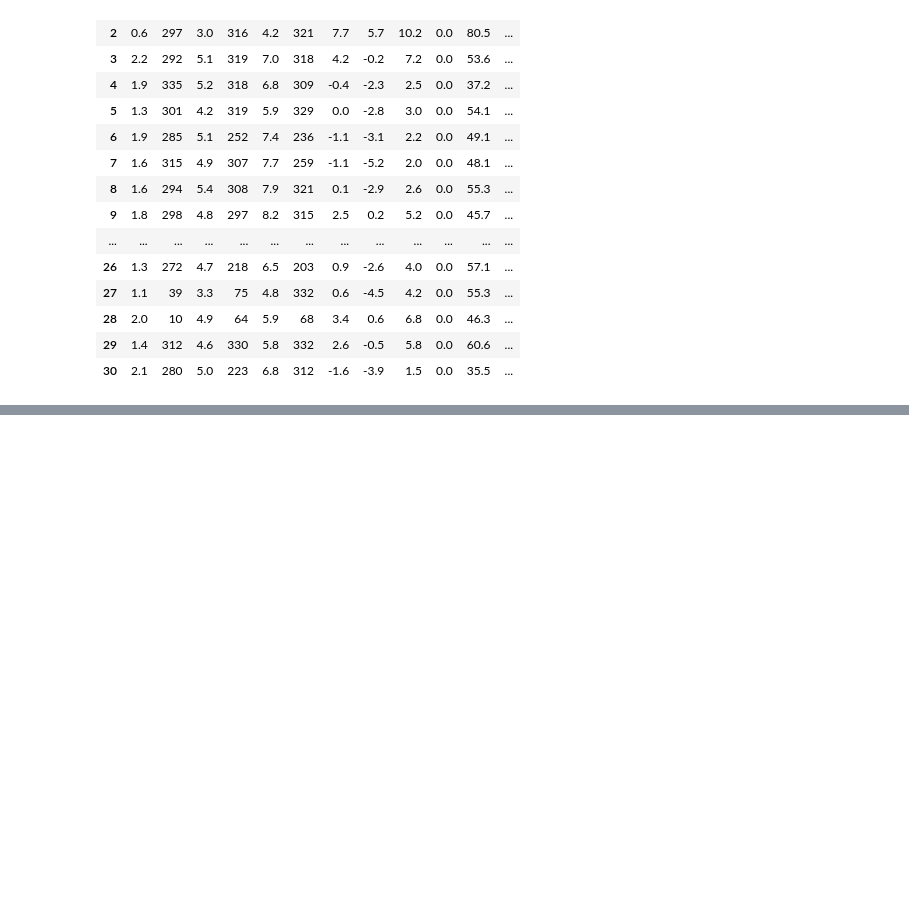
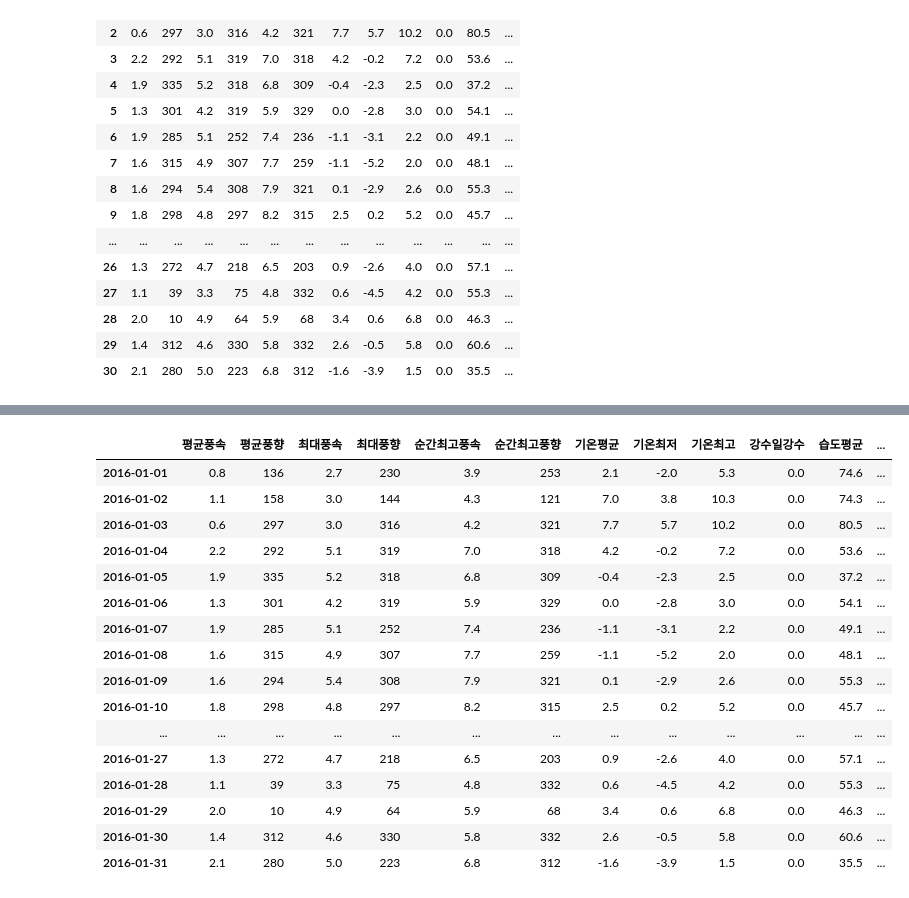
Before and after one commit to firstock/proj_sponge_bicycle, a Jupyter notebook: KHJ_clean_table1234_htm2df.ipynb, the cells around one changed output, grey strips where cells are left out. Drawn from its saved outputs; the diff is of its cells as text; code cells hidden in the pictures; blank space fills up the shorter version.

```diff
--- a/KHJ_clean_table1234_htm2df.ipynb
+++ b/KHJ_clean_table1234_htm2df.ipynb
@@ -63,6 +70,9 @@ ta3dateTag
 # print(type(ta3dateTag[0]))
 # print(len(ta3dateTag))
 
-newidx= [ta3dateTag[i].getText() for i in range(len(ta3dateTag))]
+tab3= [ta3dateTag[i].getText() for i in range(len(ta3dateTag))]
+# tab3
+
+newidx= [datetime.strptime(x, '%y-%m-%d') for x in tab3]
 newidx
 # %% [output]
@@ -93,7 +103,8 @@ tab4RL12= table[4].findAll('td',{'class':re.compile('RL[12]')})
 ta4cellLen= len(tab4RL12)
 tab4cells= [tab4RL12[i].get_text() for i in range(ta4cellLen)]
 
-DataFrame(np.array(tab4cells).reshape(31,15)).iloc[:,:-2]
+contents= DataFrame(np.array(tab4cells).reshape(31,15)).iloc[:,:-2]
+contents
 # %% [output]
 |  | 0 | 1 | 2 | 3 | 4 | 5 | 6 | 7 | 8 | 9 | 10 | ... |
 | 0 | 0.8 | 136 | 2.7 | 230 | 3.9 | 253 | 2.1 | -2.0 | 5.3 | 0.0 | 74.6 | ... |
@@ -114,0 +208,20 @@ DataFrame(np.array(tab4cells).reshape(31,15)).iloc[:,:-2]
+# %%
+pd.DataFrame(np.array(contents), index= newidx, columns= newCol)
+# %% [output]
+|  | 평균풍속 | 평균풍향 | 최대풍속 | 최대풍향 | 순간최고풍속 | 순간최고풍향 | 기온평균 | 기온최저 | 기온최고 | 강수일강수 | 습도평균 | ... |
+| 2016-01-01 | 0.8 | 136 | 2.7 | 230 | 3.9 | 253 | 2.1 | -2.0 | 5.3 | 0.0 | 74.6 | ... |
+| 2016-01-02 | 1.1 | 158 | 3.0 | 144 | 4.3 | 121 | 7.0 | 3.8 | 10.3 | 0.0 | 74.3 | ... |
+| 2016-01-03 | 0.6 | 297 | 3.0 | 316 | 4.2 | 321 | 7.7 | 5.7 | 10.2 | 0.0 | 80.5 | ... |
+| 2016-01-04 | 2.2 | 292 | 5.1 | 319 | 7.0 | 318 | 4.2 | -0.2 | 7.2 | 0.0 | 53.6 | ... |
+| 2016-01-05 | 1.9 | 335 | 5.2 | 318 | 6.8 | 309 | -0.4 | -2.3 | 2.5 | 0.0 | 37.2 | ... |
+| 2016-01-06 | 1.3 | 301 | 4.2 | 319 | 5.9 | 329 | 0.0 | -2.8 | 3.0 | 0.0 | 54.1 | ... |
+| 2016-01-07 | 1.9 | 285 | 5.1 | 252 | 7.4 | 236 | -1.1 | -3.1 | 2.2 | 0.0 | 49.1 | ... |
+| 2016-01-08 | 1.6 | 315 | 4.9 | 307 | 7.7 | 259 | -1.1 | -5.2 | 2.0 | 0.0 | 48.1 | ... |
+| 2016-01-09 | 1.6 | 294 | 5.4 | 308 | 7.9 | 321 | 0.1 | -2.9 | 2.6 | 0.0 | 55.3 | ... |
+| 2016-01-10 | 1.8 | 298 | 4.8 | 297 | 8.2 | 315 | 2.5 | 0.2 | 5.2 | 0.0 | 45.7 | ... |
+| ... | ... | ... | ... | ... | ... | ... | ... | ... | ... | ... | ... | ... |
+| 2016-01-27 | 1.3 | 272 | 4.7 | 218 | 6.5 | 203 | 0.9 | -2.6 | 4.0 | 0.0 | 57.1 | ... |
+| 2016-01-28 | 1.1 | 39 | 3.3 | 75 | 4.8 | 332 | 0.6 | -4.5 | 4.2 | 0.0 | 55.3 | ... |
+| 2016-01-29 | 2.0 | 10 | 4.9 | 64 | 5.9 | 68 | 3.4 | 0.6 | 6.8 | 0.0 | 46.3 | ... |
+| 2016-01-30 | 1.4 | 312 | 4.6 | 330 | 5.8 | 332 | 2.6 | -0.5 | 5.8 | 0.0 | 60.6 | ... |
+| 2016-01-31 | 2.1 | 280 | 5.0 | 223 | 6.8 | 312 | -1.6 | -3.9 | 1.5 | 0.0 | 35.5 | ... |
```
Also changed, not shown: parts of 11 cells of this notebook, 1 other file.
